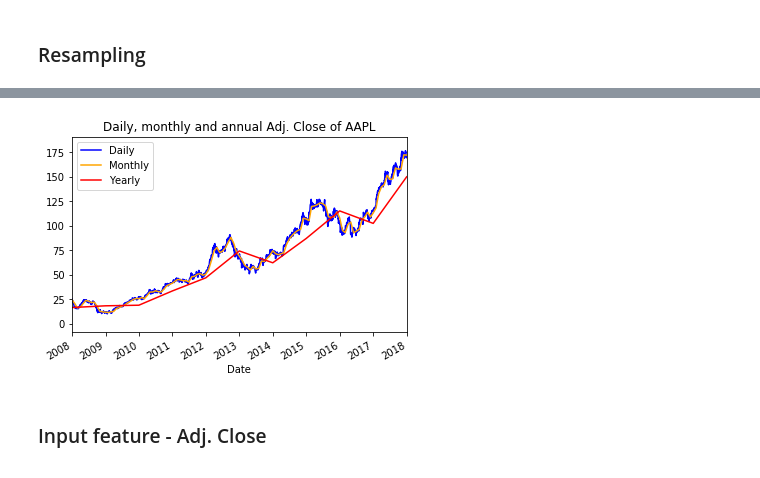
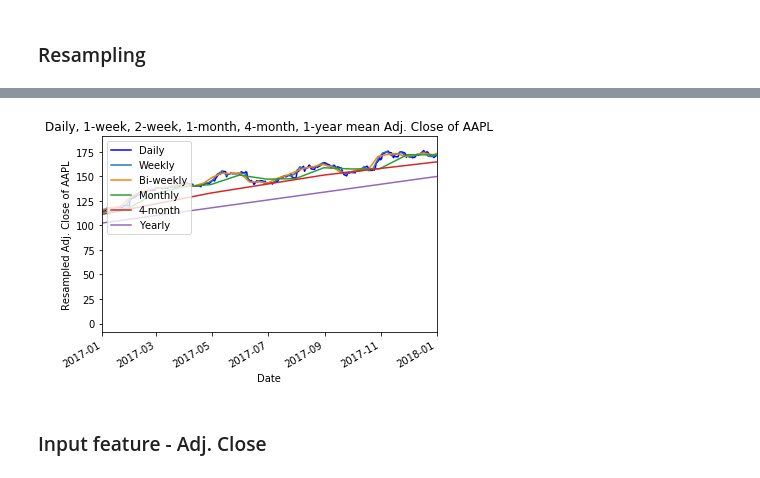
Before and after one commit to stepan-o/regression, a Jupyter notebook: new_stock_prediction.ipynb, the cells around one changed output, grey strips where cells are left out. Saved outputs shown, nothing was run; the diff lists cells and outputs as text; code cells hidden in the pictures.

Commit message:
added more resampled DataFrames (1w, 2w, 1m, 4m, 1y), reorganized plots into loops

```diff
--- a/new_stock_prediction.ipynb
+++ b/new_stock_prediction.ipynb
@@ -95,16 +95,23 @@ Possible types of processing tasks for time series include:
 # %% [markdown]
 ### Resampling
 # %%
-stock_mon_avg = stock.resample("M").mean()
-stock_yrl_avg = stock.resample("Y").mean()
+stock_1w_avg = stock.resample('5D').mean()
+stock_2w_avg = stock.resample('10D').mean()
+stock_1m_avg = stock.resample("M").mean()
+stock_4m_avg = stock.resample("4M").mean()
+stock_1y_avg = stock.resample("Y").mean()
 
 f, ax = plt.subplots(1)
 stock[column].plot(ax=ax, color='blue', label='Daily')
-stock_mon_avg[column].plot(ax=ax, color='orange', label='Monthly (mean)')
-stock_yrl_avg[column].plot(ax=ax, color='red', label='Yearly (mean)')
-ax.set_title("Daily, monthly and annual {0} of {1}"
+stock_1w_avg[column].plot(ax=ax, label='Weekly')
+stock_2w_avg[column].plot(ax=ax, label='Bi-weekly')
+stock_1m_avg[column].plot(ax=ax, label='Monthly')
+stock_4m_avg[column].plot(ax=ax, label='4-month')
+stock_1y_avg[column].plot(ax=ax, label='Yearly')
+ax.set_title("Daily, 1-week, 2-week, 1-month, 4-month, 1-year mean {0} of {1}"
              .format(column, s))
 ax.set_ylabel("{0} of {1}".format(column, s))
 ax.legend(loc='upper left')
+ax.set_ylabel("Resampled " + column + " of " + s)
 plt.show()
 # %% [output]
@@ -112,14 +119,18 @@ plt.show()
 # %%
 f, ax = plt.subplots(1)
 stock[column].plot(ax=ax, color='blue', label='Daily')
-stock_mon_avg[column].plot(ax=ax, color='orange', label='Monthly')
-stock_yrl_avg[column].plot(ax=ax, color='red', label='Yearly')
-ax.set_title("Daily, monthly and annual {0} of {1}"
+stock_1w_avg[column].plot(ax=ax, label='Weekly')
+stock_2w_avg[column].plot(ax=ax, label='Bi-weekly')
+stock_1m_avg[column].plot(ax=ax, label='Monthly')
+stock_4m_avg[column].plot(ax=ax, label='4-month')
+stock_1y_avg[column].plot(ax=ax, label='Yearly')
+ax.set_title("Daily, 1-week, 2-week, 1-month, 4-month, 1-year mean {0} of {1}"
              .format(column, s))
-ax.set_xlim('2008', '2018')
+ax.set_xlim('2017', '2018')
 ax.legend(loc='upper left')
+ax.set_ylabel("Resampled " + column + " of " + s)
 plt.show()
 # %% [output]
-[figure, old version]
+[figure, new version]
 # %% [markdown]
 ### Input feature - Adj. Close
```
Also changed, not shown: parts of 32 cells of this notebook.
